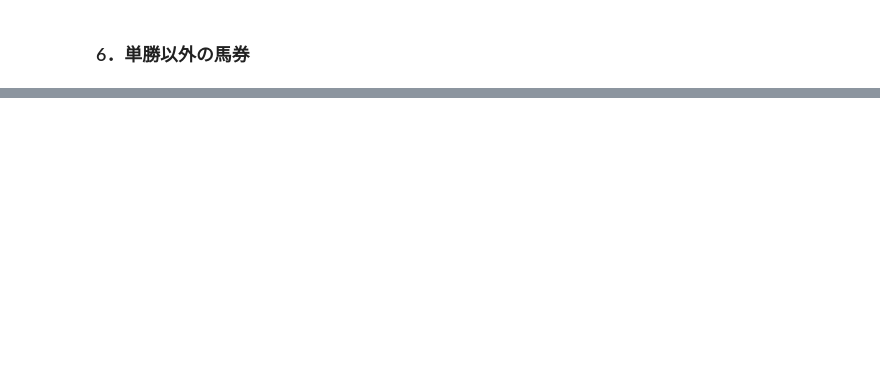
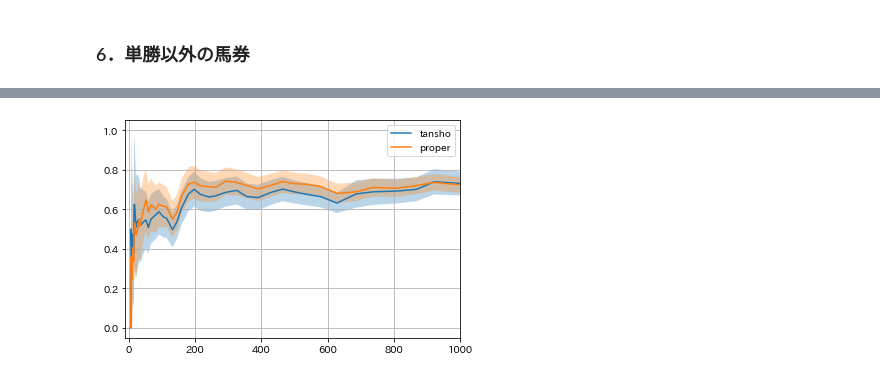
Before and after one commit to Yu134y/Python, a Jupyter notebook: jupyterlab/keiba/predict_horse_racing3.ipynb, the cells around one changed output, grey strips where cells are left out. Saved outputs shown, nothing was run; the diff lists cells and outputs as text; code cells hidden in the pictures; blank space fills up the shorter version.

```diff
--- a/jupyterlab/keiba/predict_horse_racing3.ipynb
+++ b/jupyterlab/keiba/predict_horse_racing3.ipynb
@@ -911,0 +939,4 @@ plt.grid()
+# %%
+me = ModelEvaluator(lgb_clf, 'return_tables.pickle')
+# %%
+g = gain(me.tansho_return, X_test)
@@ -911,0 +959,10 @@ plt.grid()
+# %%
+plt.fill_between(g.index, y1=g['return_rate']-g['std'], y2=g['return_rate']+g['std'], alpha=0.3)
+plt.plot(g.index, g['return_rate'], label='tansho')
+plt.fill_between(g_proper.index, y1=g_proper['return_rate']-g_proper['std'], y2=g_proper['return_rate']+g_proper['std'], alpha=0.3)
+plt.plot(g_proper.index, g_proper['return_rate'], label='proper')
+plt.xlim(-10, 1000)
+plt.legend()
+plt.grid()
+# %% [output]
+[figure, added]
```
Also changed, not shown: parts of 31 cells of this notebook.
